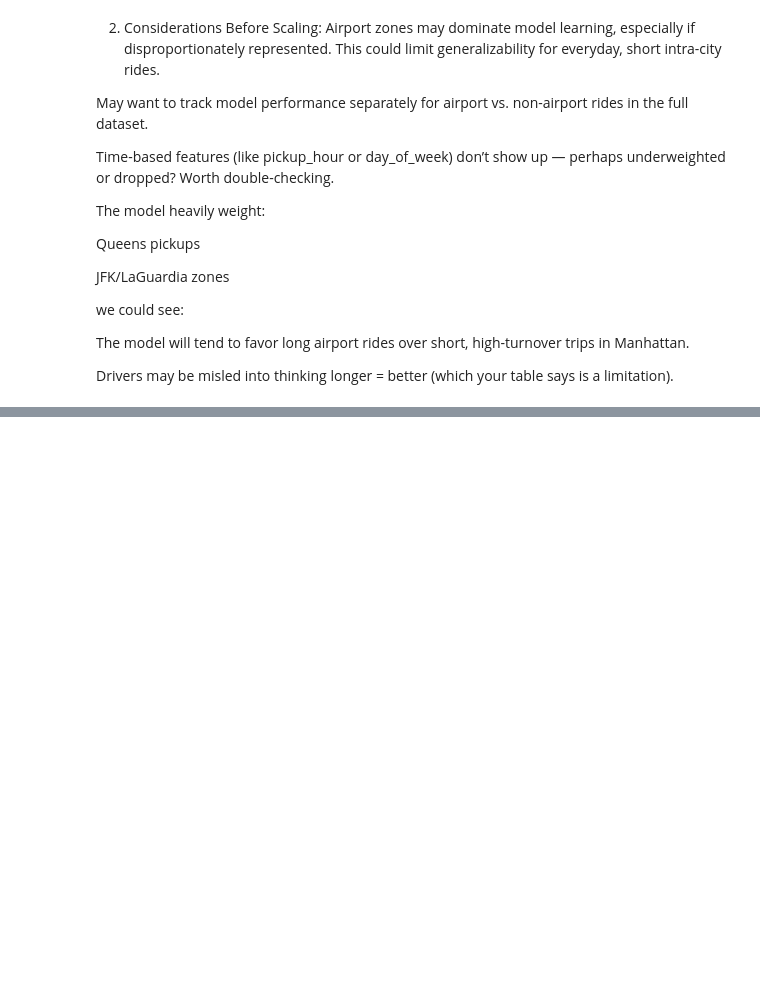
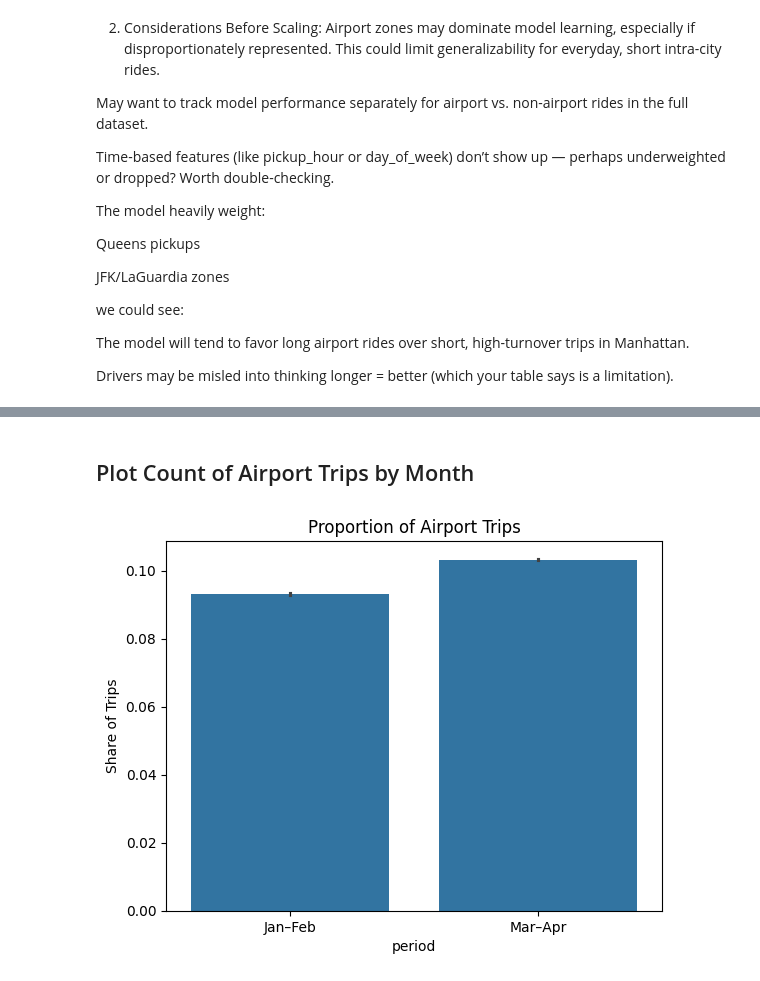
Before and after one commit to matiasenrigue/Taximize, a Jupyter notebook: Notebooks/Models/componet_predictions.ipynb, the cells around one changed output, grey strips where cells are left out. Cells and saved outputs as stored; diff of their text form; code cells hidden in the pictures; blank space fills up the shorter version.

```diff
--- a/Notebooks/Models/componet_predictions.ipynb
+++ b/Notebooks/Models/componet_predictions.ipynb
@@ -737,0 +769,22 @@ Drivers may be misled into thinking longer = better (which your table says is a
+# %% [markdown]
+## Plot Count of Airport Trips by Month
+# %%
+import seaborn as sns
+
+def is_airport_zone(zone):
+    return 'JFK' in str(zone) or 'LaGuardia' in str(zone) or 'EWR' in str(zone)
+
+df_jan_feb['airport_trip'] = df_jan_feb['pickup_zone'].apply(is_airport_zone) |df_jan_feb['dropoff_zone'].apply(is_airport_zone)
+df_ma['airport_trip'] = df_ma['pickup_zone'].apply(is_airport_zone) | df_ma['dropoff_zone'].apply(is_airport_zone)
+
+airport_share = pd.concat([
+   df_jan_feb[['airport_trip']].assign(period='Jan–Feb'),
+    df_ma[['airport_trip']].assign(period='Mar–Apr')
+])
+
+sns.barplot(data=airport_share, x='period', y='airport_trip')
+plt.title("Proportion of Airport Trips")
+plt.ylabel("Share of Trips")
+plt.show()
+# %% [output]
+[figure, added]
```
Also changed, not shown: parts of 7 cells of this notebook.
